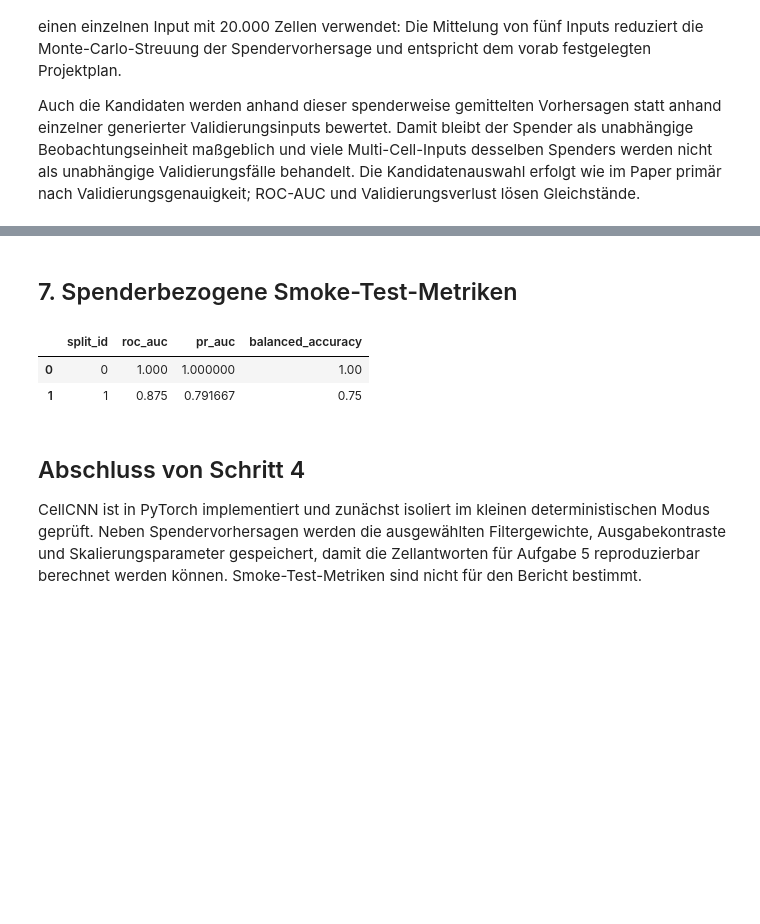
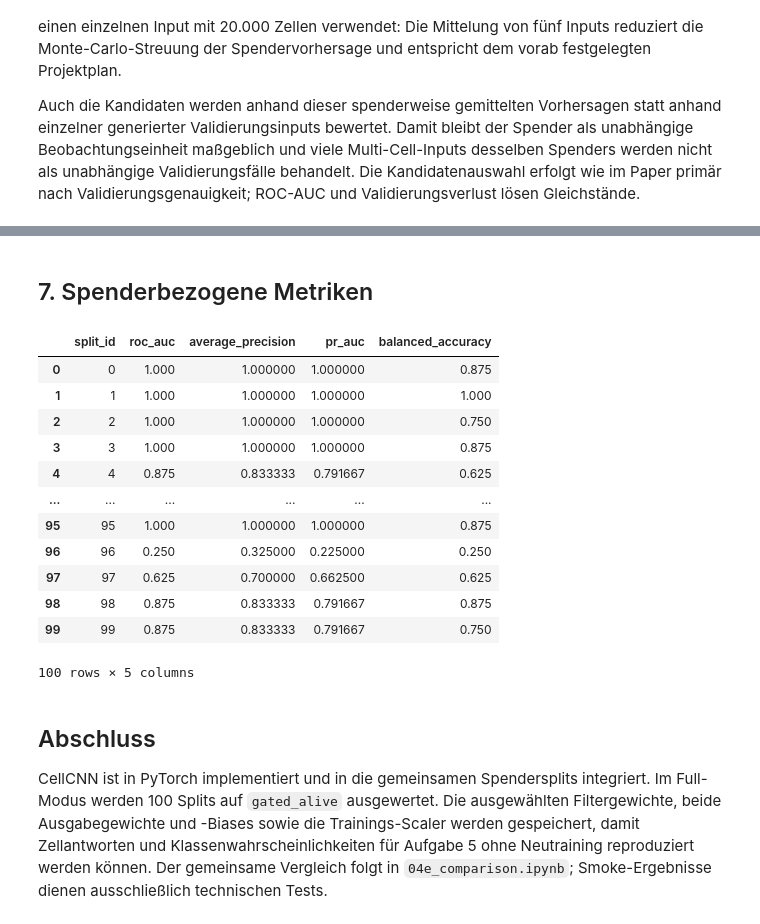
Before and after one commit to habicht12/SSBI-Project, a Jupyter notebook: notebooks/04c_cellcnn.ipynb, the cells around one changed output, grey strips where cells are left out. Drawn from its saved outputs; the diff is of its cells as text; code cells hidden in the pictures; blank space fills up the shorter version.

```diff
--- a/notebooks/04c_cellcnn.ipynb
+++ b/notebooks/04c_cellcnn.ipynb
@@ -106,6 +118,7 @@ PyTorch: 2.14.0+cu130; Modus: smoke; Gate: gated_NK; Gerät: cuda; Training: dea
 
 Die FCS-Dateien werden read-only geladen und mit `arcsinh(x / 5)` transformiert. Alle Arrays bleiben spenderweise getrennt.
 # %%
+# Zweck: Alle Spenderdaten transformiert, aber weiterhin spenderweise getrennt laden.
 with MARKERS_PATH.open(newline="", encoding="utf-8-sig") as stream:
     markers = next(csv.reader(stream))
 
@@ -141,6 +154,7 @@ assert split_labels.merge(
 ).shape[0] == len(sample_table)
 
 def load_transformed_fcs(path: Path) -> np.ndarray:
+    """Eine FCS-Datei read-only als ArcSinh-transformierte Markermatrix laden."""
     with warnings.catch_warnings():
         warnings.filterwarnings(
             "ignore", message=r"FCS file .* reported incorrect data offset.*"
@@ -160,6 +174,7 @@ def load_transformed_fcs(path: Path) -> np.ndarray:
         raise ValueError(f"Nicht-endliche Werte in {path.name}.")
     return values
 
+# Die getrennte Ablage verhindert ein versehentliches Aufteilen eines Spenders.
 data_by_donor = {
     row.donor_id: load_transformed_fcs(row.fcs_path)
     for row in sample_table.itertuples(index=False)
@@ -199,6 +214,7 @@ display(
 
 Trainingsinputs werden mit Zurücklegen aus jeweils einem Spender gezogen. Jeder Spender liefert gleich viele Inputs und erhält daher dasselbe Gewicht. Die Skalierung wird mit gleich vielen Zellen je innerem Trainingsspender gefittet.
 # %%
+# Zweck: Spenderbalancierte Multi-Cell-Inputs erzeugen und die CellCNN-Schichten definieren.
 def materialize_multicell_inputs(
     donor_ids: list[str],
     scaled_data: dict[str, np.ndarray],
@@ -206,6 +222,11 @@ def materialize_multicell_inputs(
     inputs_per_donor: int,
     seed: int,
 ) -> TensorDataset:
+    """Feste zufällige Zellgruppen mit je einem Spenderlabel materialisieren.
+
+    Jeder Spender erzeugt gleich viele Inputs. Ziehen mit Zurücklegen erhöht
+    die Zahl der Trainingsbeispiele, ohne Spender als unabhängig zu vervielfachen.
+    """
     donor_ids = sorted(donor_ids)
     input_count = len(donor_ids) * inputs_per_donor
     values = np.empty(
@@ -216,6 +237,7 @@ def materialize_multicell_inputs(
     for donor_id in donor_ids:
         donor_values = scaled_data[donor_id]
         for _ in range(inputs_per_donor):
+            # Ein eigener deterministischer Teilseed macht jeden Input reproduzierbar.
             rng = np.random.default_rng(seed + input_index)
             cell_indices = rng.integers(
                 0, len(donor_values), size=cells_per_input
@@ -230,20 +252,25 @@ def materialize_multicell_inputs(
 
 
 class CellCNN(nn.Module):
+    """Kleine CellCNN-Variante für ungeordnete Zellmengen eines Spenders."""
     def __init__(self, marker_count: int, filter_count: int, top_fraction: float):
+        """Filterzahl, Markerzahl und gepoolten Zellanteil festlegen."""
         super().__init__()
         self.cell_filters = nn.Linear(marker_count, filter_count)
         self.output_layer = nn.Linear(filter_count, 2)
         self.top_fraction = top_fraction
 
     def forward(self, values: torch.Tensor) -> torch.Tensor:
+        """Zellantworten filtern, stärkste 1 % poolen und Klassenlogits liefern."""
         cell_responses = torch.relu(self.cell_filters(values))
+        # Top-k-Mittelung reagiert auf seltene Zellen statt auf den globalen Mittelwert.
         top_count = max(1, int(self.top_fraction * values.shape[1]))
         pooled = torch.topk(cell_responses, k=top_count, dim=1).values.mean(dim=1)
         return self.output_layer(pooled)
 
 
 def fit_balanced_scaler(donor_ids: list[str], cells_per_donor: int, seed: int):
+    """Scaler auf gleich vielen Zellen je Trainingsspender fitten."""
     rng = np.random.default_rng(seed)
     scaler_parts = []
     for donor_id in sorted(donor_ids):
@@ -257,6 +284,7 @@ def fit_balanced_scaler(donor_ids: list[str], cells_per_donor: int, seed: int):
 
 
 def scale_donors(donor_ids: list[str], scaler: StandardScaler):
+    """Bereits gefittete Trainingsparameter unverändert auf Spender anwenden."""
     return {
         donor_id: scaler.transform(data_by_donor[donor_id]).astype(np.float32, copy=False)
         for donor_id in donor_ids
@@ -266,7 +294,9 @@ def scale_donors(donor_ids: list[str], scaler: StandardScaler):
 
 Adam minimiert die Cross-Entropy plus L2-Strafe auf Filter- und Ausgabegewichte. Early Stopping überwacht den Verlust fester Multi-Cell-Inputs der inneren Validierungsspender.
 # %%
+# Zweck: Modellkandidaten mit L2-Regularisierung und validierungsbasiertem Stopp trainieren.
 def regularized_loss(model: CellCNN, logits: torch.Tensor, labels: torch.Tensor):
+    """Kreuzentropie plus L2-Strafe der lernbaren Gewichtsmatrizen berechnen."""
     cross_entropy = nn.functional.cross_entropy(logits, labels)
     weight_penalty = (
         model.cell_filters.weight.square().sum()
@@ -276,6 +306,7 @@ def regularized_loss(model: CellCNN, logits: torch.Tensor, labels: torch.Tensor)
 
 
 def evaluate_loader(model: CellCNN, loader: DataLoader) -> float:
+    """Mittleren regularisierten Verlust ohne Gradienten berechnen."""
     model.eval()
     weighted_loss_sum = 0.0
     example_count = 0
@@ -294,6 +325,11 @@ def train_candidate(
     filter_count: int,
     seed: int,
 ) -> tuple[CellCNN, StandardScaler, dict[str, object]]:
+    """Einen Kandidaten ausschließlich auf innerem Training und Validierung fitten.
+
+    Zurückgegeben werden der beste Modellzustand, sein Trainings-Scaler und
+    die Lernhistorie; äußere Testspender werden hier nie verwendet.
+    """
     torch.manual_seed(seed)
     scaler = fit_balanced_scaler(train_ids, SCALER_CELLS_PER_DONOR, seed)
     scaled_data = scale_donors(train_ids + validation_ids, scaler)
@@ -340,6 +376,7 @@ def train_candidate(
                 "validation_loss": validation_loss,
             }
         )
+        # Nur echte Verbesserungen ersetzen den gesicherten besten Zustand.
         if validation_loss < best_validation_loss - 1e-6:
             best_validation_loss = validation_loss
             best_state = copy.deepcopy(model.state_dict())
@@ -363,12 +400,14 @@ Mehrere zufällige Multi-Cell-Vorhersagen werden zu einer CMV+-Wahrscheinlichkei
 
 Auch die Kandidaten werden anhand dieser spenderweise gemittelten Vorhersagen statt anhand einzelner generierter Validierungsinputs bewertet. Damit bleibt der Spender als unabhängige Beobachtungseinheit maßgeblich und viele Multi-Cell-Inputs desselben Spenders werden nicht als unabhängige Validierungsfälle behandelt. Die Kandidatenauswahl erfolgt wie im Paper primär nach Validierungsgenauigkeit; ROC-AUC und Validierungsverlust lösen Gleichstände.
 # %%
+# Zweck: Kandidaten spenderweise bewerten, auswählen und ihre Filter für Aufgabe 5 sichern.
 def predict_donor(
     model: CellCNN,
     scaler: StandardScaler,
     donor_id: str,
     seed: int,
 ) -> float:
+    """Mehrere zufällige Multi-Cell-Vorhersagen eines Spenders mitteln."""
     values = data_by_donor[donor_id]
     input_cell_count = min(PREDICTION_CELLS_PER_INPUT, len(values))
     rng = np.random.default_rng(seed)
@@ -385,6 +424,11 @@ def predict_donor(
 
 
 def train_outer_split(split_id: int):
+    """Alle inneren Kandidaten fitten und genau ein Modell extern testen.
+
+    Die Funktion liefert getrennte Tabellen für Testvorhersagen, Auswahlprozess
+    und interpretierbare Filterparameter des ausgewählten Netzes.
+    """
     split = donor_splits.loc[donor_splits["split_id"] == split_id]
     split_seed = int(split["split_seed"].iloc[0])
     test_ids = split.loc[split["outer_partition"] == "test", "donor_id"].tolist()
@@ -438,6 +482,7 @@ def train_outer_split(split_id: int):
             selection_records.append(record)
             candidates.append({"model": model, "scaler": scaler, **record})
 
+    # Sortierschlüssel kodiert die vorab festgelegte Auswahl samt Tie-Breakern.
     candidates.sort(
         key=lambda item: (
             -item["validation_accuracy"],
@@ -490,6 +535,8 @@ def train_outer_split(split_id: int):
     filter_weights = selected["model"].cell_filters.weight.detach().cpu().numpy()
     filter_biases = selected["model"].cell_filters.bias.detach().cpu().numpy()
     output_weights = selected["model"].output_layer.weight.detach().cpu().numpy()
+    output_biases = selected["model"].output_layer.bias.detach().cpu().numpy()
+    # Positiver Kontrast verbindet den Filter stärker mit CMV+, negativer mit CMV−.
     output_contrasts = output_weights[1] - output_weights[0]
     for filter_id in range(selected["filter_count"]):
         for marker_index, marker in enumerate(markers):
@@ -509,6 +556,10 @@ def train_outer_split(split_id: int):
                     "filter_weight": float(filter_weights[filter_id, marker_index]),
                     "filter_bias": float(filter_biases[filter_id]),
                     "output_weight_contrast": float(output_contrasts[filter_id]),
+                    "output_weight_0": float(output_weights[0, filter_id]),
+                    "output_weight_1": float(output_weights[1, filter_id]),
+                    "output_bias_0": float(output_biases[0]),
+                    "output_bias_1": float(output_biases[1]),
                     "scaler_mean": float(selected["scaler"].mean_[marker_index]),
                     "scaler_scale": float(selected["scaler"].scale_[marker_index]),
                 }
@@ -644,32 +749,45 @@ Training deaktiviert; vorhandene CellCNN-Ergebnisse werden geladen.
 # %% [markdown]
-## 7. Spenderbezogene Smoke-Test-Metriken
+## 7. Spenderbezogene Metriken
 # %%
+# Zweck: Die drei spenderbezogenen Vergleichsmetriken pro äußerem Split berechnen.
 def trapezoidal_pr_auc(y_true, scores):
+    """Die Fläche unter der Precision-Recall-Kurve trapezoidal integrieren."""
     precision, recall, _ = precision_recall_curve(y_true, scores)
     return float(auc(recall, precision))
 
 cellcnn_metrics = (
     cellcnn_predictions.groupby("split_id")
     .apply(
         lambda group: pd.Series(
             {
                 "roc_auc": roc_auc_score(group["y_true"], group["score"]),
+                "average_precision": average_precision_score(group["y_true"], group["score"]),
                 "pr_auc": trapezoidal_pr_auc(group["y_true"], group["score"]),
                 "balanced_accuracy": balanced_accuracy_score(
                     group["y_true"], group["y_pred"]
                 ),
             }
         ),
         include_groups=False,
     )
     .reset_index()
 )
 display(cellcnn_metrics)
 # %% [output]
-|  | split_id | roc_auc | pr_auc | balanced_accuracy |
-| 0 | 0 | 1.000 | 1.000000 | 1.00 |
-| 1 | 1 | 0.875 | 0.791667 | 0.75 |
+|  | split_id | roc_auc | average_precision | pr_auc | balanced_accuracy |
+| 0 | 0 | 1.000 | 1.000000 | 1.000000 | 0.875 |
+| 1 | 1 | 1.000 | 1.000000 | 1.000000 | 1.000 |
+| 2 | 2 | 1.000 | 1.000000 | 1.000000 | 0.750 |
+| 3 | 3 | 1.000 | 1.000000 | 1.000000 | 0.875 |
+| 4 | 4 | 0.875 | 0.833333 | 0.791667 | 0.625 |
+| ... | ... | ... | ... | ... | ... |
+| 95 | 95 | 1.000 | 1.000000 | 1.000000 | 0.875 |
+| 96 | 96 | 0.250 | 0.325000 | 0.225000 | 0.250 |
+| 97 | 97 | 0.625 | 0.700000 | 0.662500 | 0.625 |
+| 98 | 98 | 0.875 | 0.833333 | 0.791667 | 0.875 |
+| 99 | 99 | 0.875 | 0.833333 | 0.791667 | 0.750 |
+100 rows × 5 columns
 # %% [markdown]
-## Abschluss von Schritt 4
+## Abschluss
 
-CellCNN ist in PyTorch implementiert und zunächst isoliert im kleinen deterministischen Modus geprüft. Neben Spendervorhersagen werden die ausgewählten Filtergewichte, Ausgabekontraste und Skalierungsparameter gespeichert, damit die Zellantworten für Aufgabe 5 reproduzierbar berechnet werden können. Smoke-Test-Metriken sind nicht für den Bericht bestimmt.
+CellCNN ist in PyTorch implementiert und in die gemeinsamen Spendersplits integriert. Im Full-Modus werden 100 Splits auf `gated_alive` ausgewertet. Die ausgewählten Filtergewichte, beide Ausgabegewichte und -Biases sowie die Trainings-Scaler werden gespeichert, damit Zellantworten und Klassenwahrscheinlichkeiten für Aufgabe 5 ohne Neutraining reproduziert werden können. Der gemeinsame Vergleich folgt in `04e_comparison.ipynb`; Smoke-Ergebnisse dienen ausschließlich technischen Tests.
```
Also changed, not shown: parts of 4 cells of this notebook, 30 other files.
